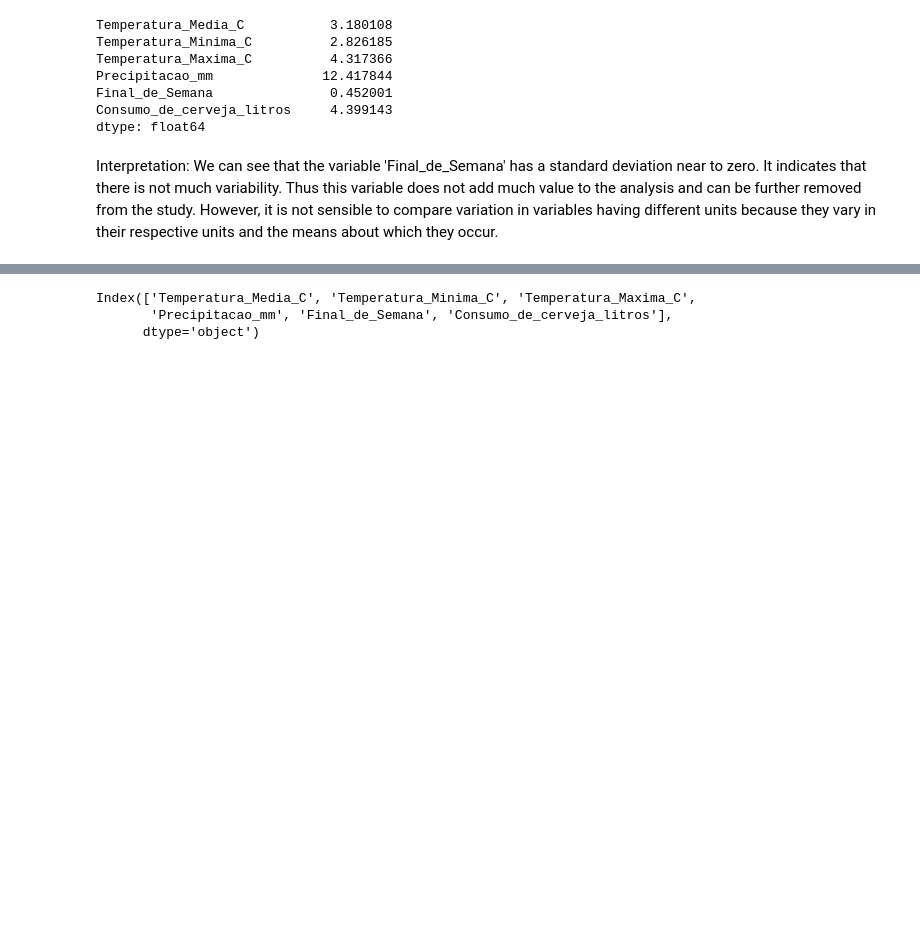
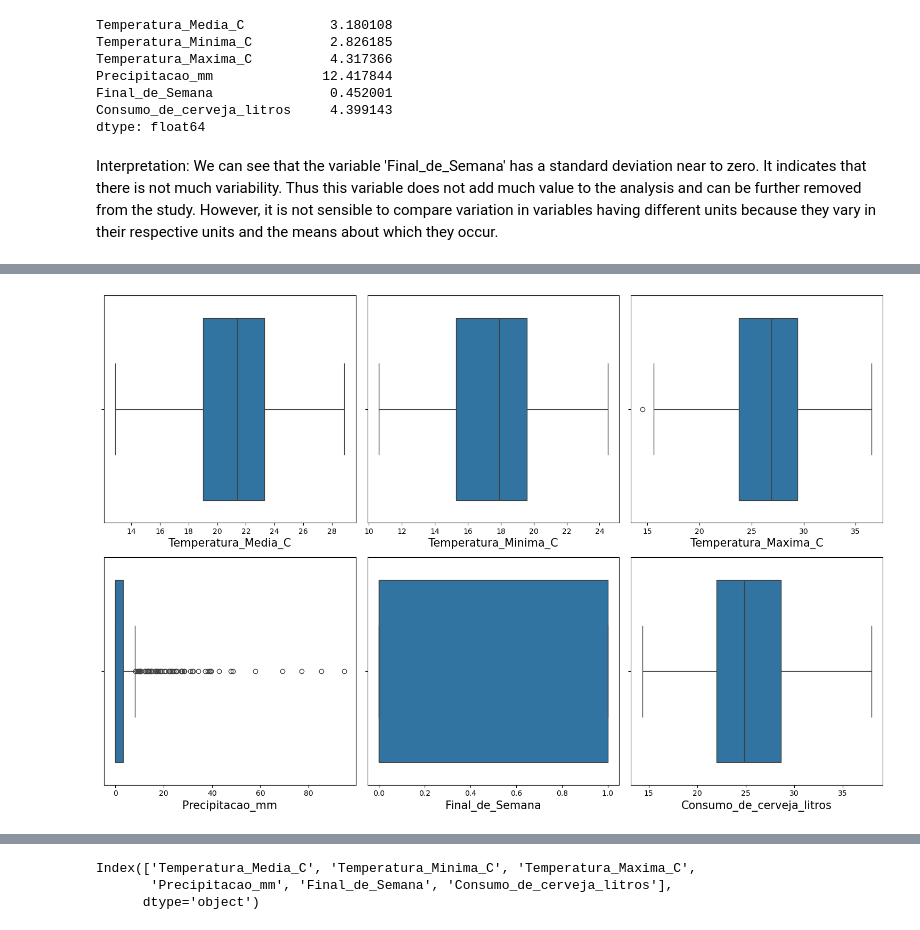
Before and after one commit to vidyadharbendre/learn_machine_learning, a Jupyter notebook: regression/jupyter_notebooks/03_beer_prediction/beer_forecast_model.ipynb, the cells around one changed output, grey strips where cells are left out. Drawn from its saved outputs; the diff is of its cells as text; code cells hidden in the pictures; blank space fills up the shorter version.

```diff
--- a/regression/jupyter_notebooks/03_beer_prediction/beer_forecast_model.ipynb
+++ b/regression/jupyter_notebooks/03_beer_prediction/beer_forecast_model.ipynb
@@ -676,0 +712,21 @@ However, it is not sensible to compare variation in variables having different u
+# %%
+#4_2_1 - This is to visualize the distribution of numeric data through box plots.
+
+import seaborn as sns
+import matplotlib.pyplot as plt
+
+# Filter the numeric columns from your DataFrame
+df_num = df.select_dtypes(include=np.number)
+
+# Create a grid of subplots
+fig, axes = plt.subplots(2, 3, figsize=(15, 10))
+
+# Iterate over the numeric columns and their corresponding subplots
+for column, subplot in zip(df_num.columns, axes.flatten()):
+    sns.boxplot(x=df[column], ax=subplot)
+    subplot.set_xlabel(column, fontsize=15)
+
+plt.tight_layout()
+plt.show()
+# %% [output]
+[figure, added]
```
Also changed, not shown: parts of 4 cells of this notebook, 2 other files.
